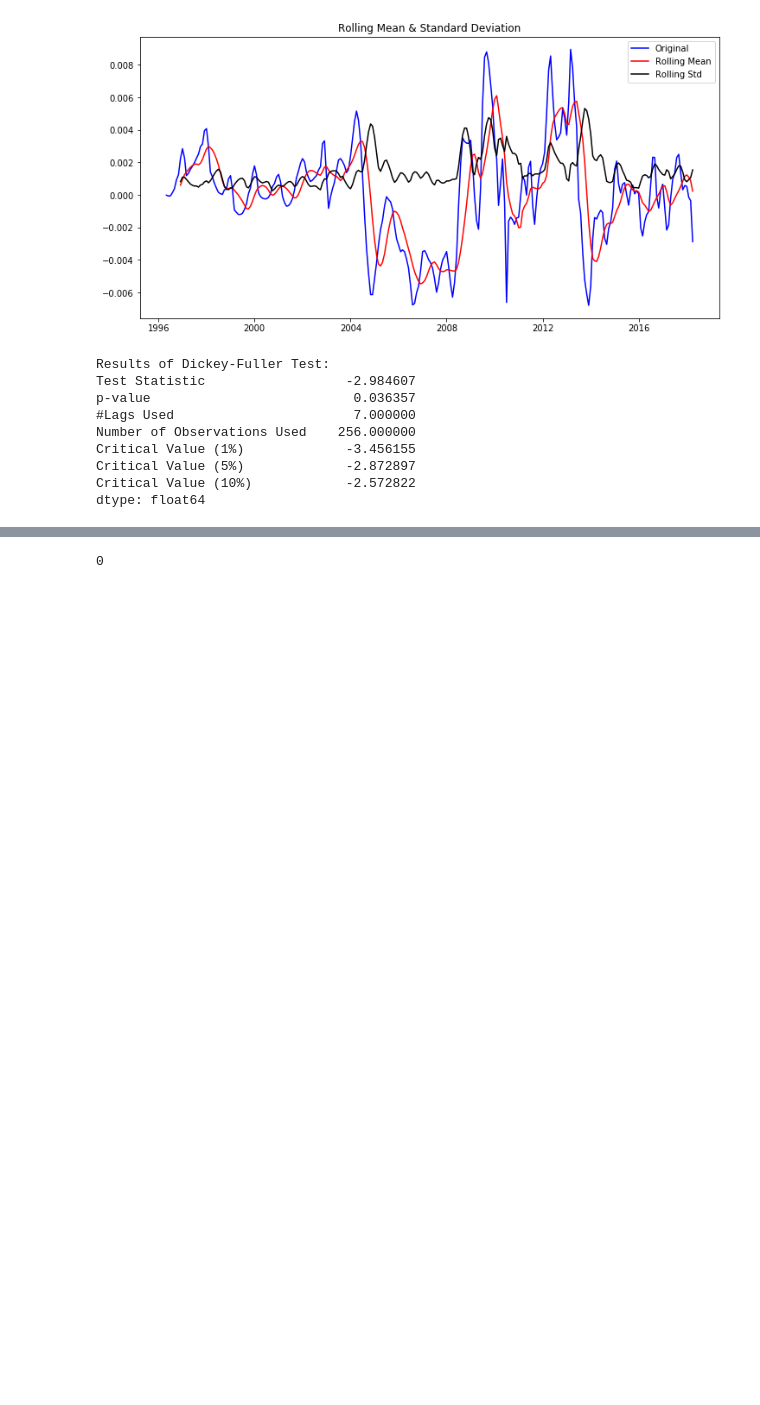
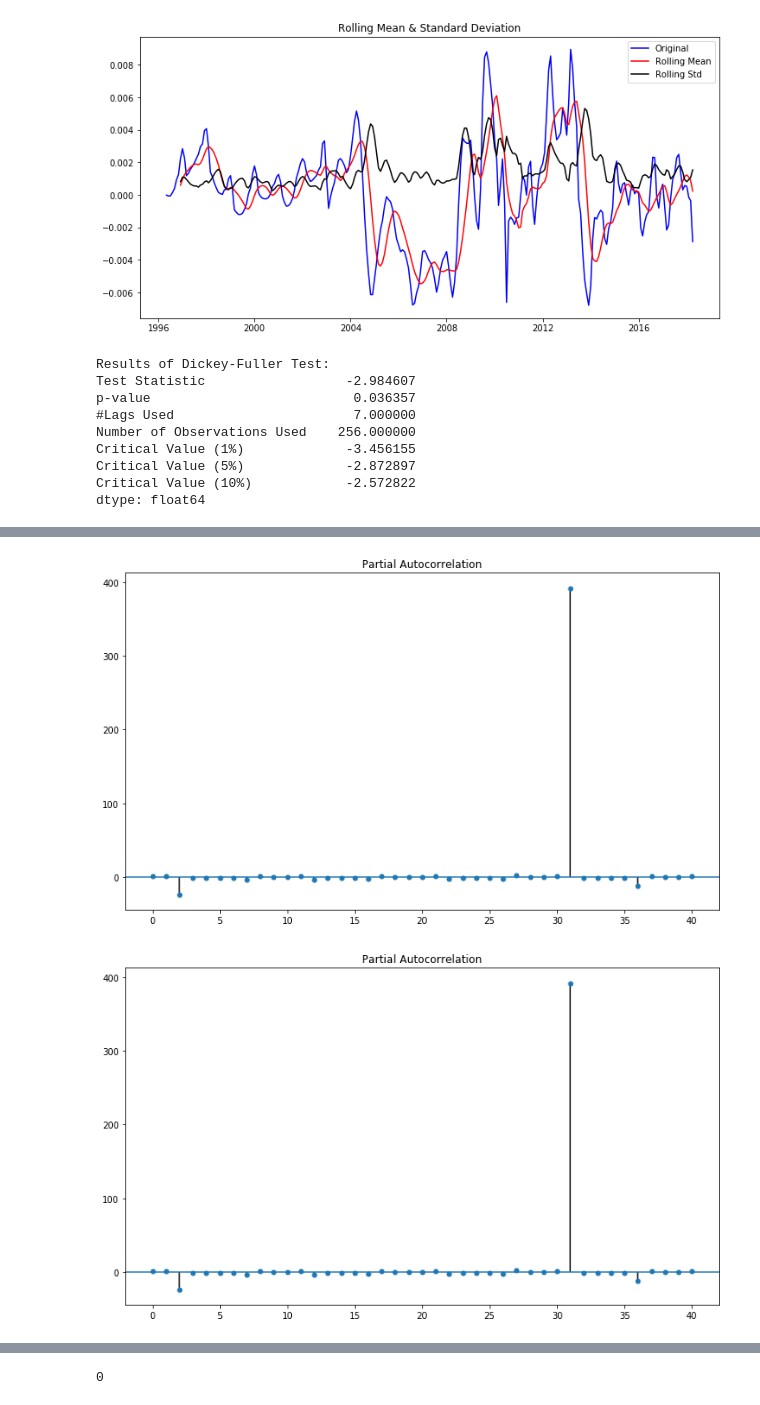
Before and after one commit to markabrennan/nyc-mhtn-ds-071519-lectures, a Jupyter notebook: week-8/Mod_4_Project/mod_4_starter_notebook.ipynb, the cells around one changed output, grey strips where cells are left out. Drawn from its saved outputs; the diff is of its cells as text; code cells hidden in the pictures; blank space fills up the shorter version.

```diff
--- a/week-8/Mod_4_Project/mod_4_starter_notebook.ipynb
+++ b/week-8/Mod_4_Project/mod_4_starter_notebook.ipynb
@@ -385,0 +402,6 @@ dtype: float64
+# %%
+from statsmodels.graphics.tsaplots import plot_pacf
+plot_pacf(la_log_diff_ewm[:-1], lags=40, alpha=.05)
+# %% [output]
+[figure, added]
+[figure, added]
```
Also changed, not shown: parts of 15 cells of this notebook.
